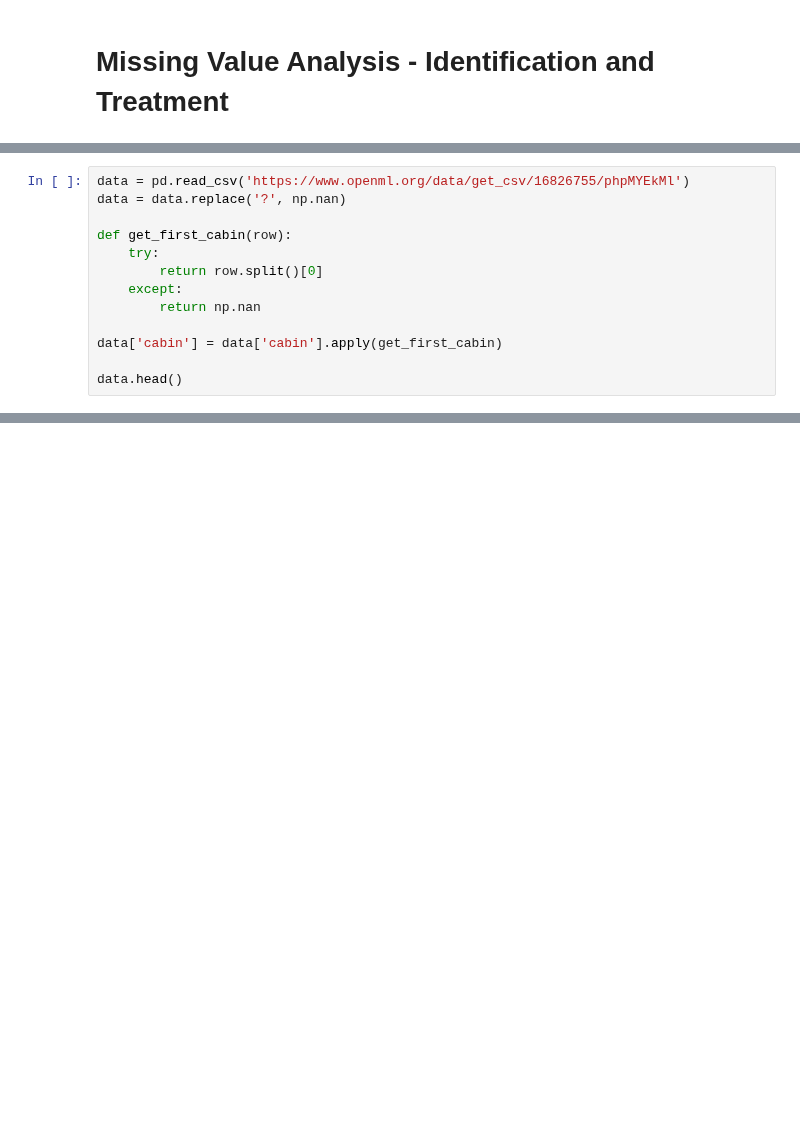
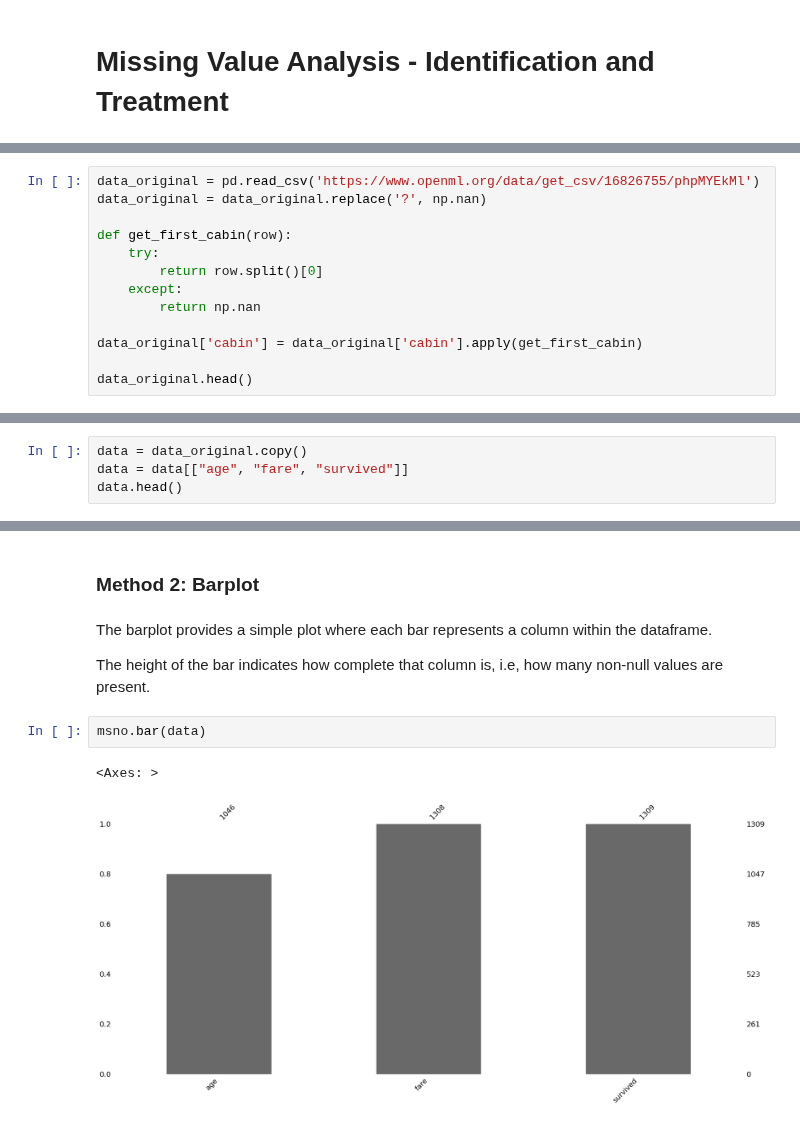
Before and after one commit to megatAhmad/sma_2023_oct, a Jupyter notebook: Python_MissingValueAnalysis.ipynb, the cells around one changed output, grey strips where cells are left out. Drawn from its saved outputs; the diff is of its cells as text; blank space fills up the shorter version.

```diff
--- a/Python_MissingValueAnalysis.ipynb
+++ b/Python_MissingValueAnalysis.ipynb
@@ -12,8 +23,8 @@ import seaborn as sns
 from sklearn.datasets import fetch_california_housing
 from sklearn.model_selection import train_test_split
 # %%
-data = pd.read_csv('https://www.openml.org/data/get_csv/16826755/phpMYEkMl')
-data = data.replace('?', np.nan)
+data_original = pd.read_csv('https://www.openml.org/data/get_csv/16826755/phpMYEkMl')
+data_original = data_original.replace('?', np.nan)
 
 def get_first_cabin(row):
     try:
@@ -21,9 +32,9 @@ def get_first_cabin(row):
     except:
         return np.nan
 
-data['cabin'] = data['cabin'].apply(get_first_cabin)
+data_original['cabin'] = data_original['cabin'].apply(get_first_cabin)
 
-data.head()
+data_original.head()
 # %% [output]
 |  | pclass | survived | name | sex | age | sibsp | parch | ticket | fare | cabin | embarked | ... |
 | 0 | 1 | 1 | Allen, Miss. Elisabeth Walton | female | 29 | 0 | 0 | 24160 | 211.3375 | B5 | S | ... |
@@ -33,0 +49,4 @@ data.head()
+# %%
+data = data_original.copy()
+data = data[["age", "fare", "survived"]]
+data.head()
@@ -33,0 +82,11 @@ data.head()
+# %% [markdown]
+### Method 2: Barplot
+# %% [markdown]
+The barplot provides a simple plot where each bar represents a column within the dataframe.
+
+The height of the bar indicates how complete that column is, i.e, how many non-null values are present.
+# %%
+msno.bar(data)
+# %% [output]
+<Axes: >
+[figure, added]
```
Also changed, not shown: parts of 45 cells of this notebook.
